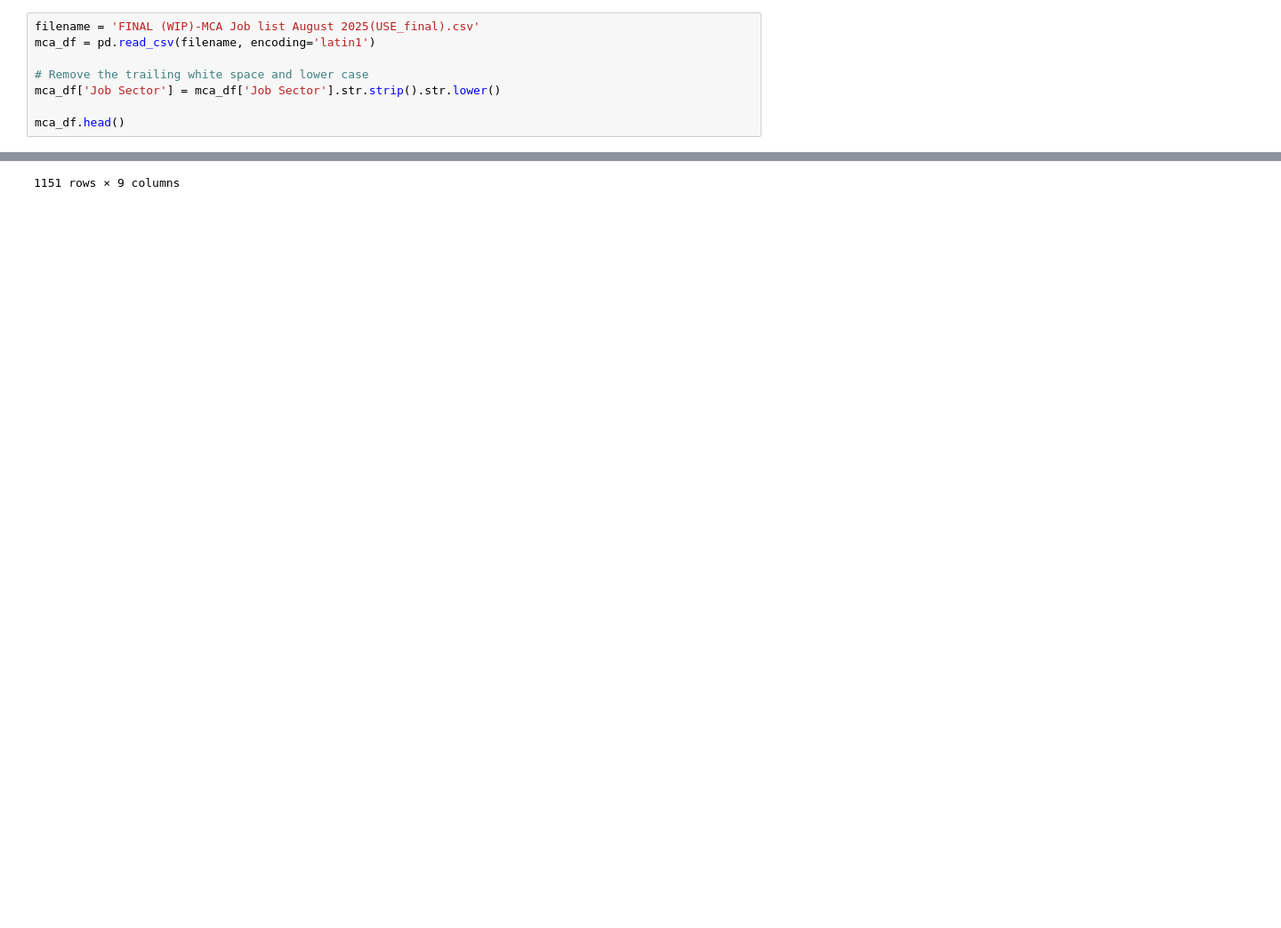
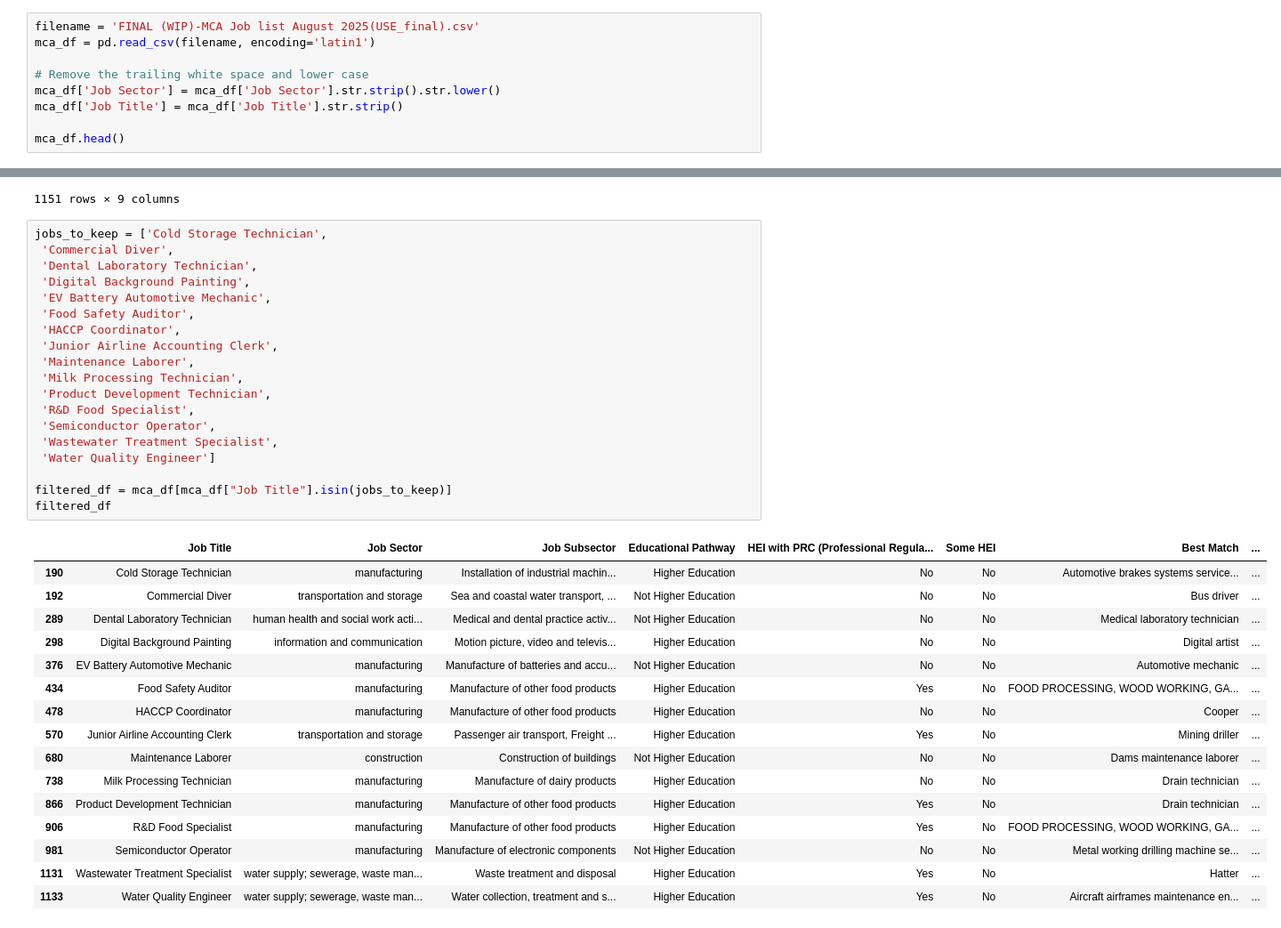
Before and after one commit to BSDSBA-JF/wadwani_intern, a Jupyter notebook: WorldBank/crosswalk_mca_psoc/crosswalk_mca_psoc.ipynb, the cells around one changed output, grey strips where cells are left out. Shown at 89% size. Saved outputs shown, nothing was run; the diff lists cells and outputs as text; blank space fills up the shorter version.

Commit message:
Added the Crosswalk from Job Title to PSOC

```diff
--- a/WorldBank/crosswalk_mca_psoc/crosswalk_mca_psoc.ipynb
+++ b/WorldBank/crosswalk_mca_psoc/crosswalk_mca_psoc.ipynb
@@ -111,6 +111,7 @@ mca_df = pd.read_csv(filename, encoding='latin1')
 
 # Remove the trailing white space and lower case
 mca_df['Job Sector'] = mca_df['Job Sector'].str.strip().str.lower()
+mca_df['Job Title'] = mca_df['Job Title'].str.strip()
 
 mca_df.head()
 # %% [output]
@@ -202,3 +239,39 @@ mca_df
 | 1149 | Workforce Wellness Coordinator | human health and social work acti... | Other social work activities with... | Higher Education | No | Yes | Events coordinator | ... |
 | 1150 | Worship Musician | arts, entertainment and recreation | Creative, arts and entertainment ... | Higher Education | No | No | Musician | ... |
 1151 rows × 9 columns
+# %%
+jobs_to_keep = ['Cold Storage Technician',
+ 'Commercial Diver',
+ 'Dental Laboratory Technician',
+ 'Digital Background Painting',
+ 'EV Battery Automotive Mechanic',
+ 'Food Safety Auditor',
+ 'HACCP Coordinator',
+ 'Junior Airline Accounting Clerk',
+ 'Maintenance Laborer',
+ 'Milk Processing Technician',
+ 'Product Development Technician',
+ 'R&D Food Specialist',
+ 'Semiconductor Operator',
+ 'Wastewater Treatment Specialist',
+ 'Water Quality Engineer']
+
+filtered_df = mca_df[mca_df["Job Title"].isin(jobs_to_keep)]
+filtered_df
+# %% [output]
+|  | Job Title | Job Sector | Job Subsector | Educational Pathway | HEI with PRC (Professional Regula... | Some HEI | Best Match | ... |
+| 190 | Cold Storage Technician | manufacturing | Installation of industrial machin... | Higher Education | No | No | Automotive brakes systems service... | ... |
+| 192 | Commercial Diver | transportation and storage | Sea and coastal water transport, ... | Not Higher Education | No | No | Bus driver | ... |
+| 289 | Dental Laboratory Technician | human health and social work acti... | Medical and dental practice activ... | Not Higher Education | No | No | Medical laboratory technician | ... |
+| 298 | Digital Background Painting | information and communication | Motion picture, video and televis... | Higher Education | No | No | Digital artist | ... |
+| 376 | EV Battery Automotive Mechanic | manufacturing | Manufacture of batteries and accu... | Not Higher Education | No | No | Automotive mechanic | ... |
+| 434 | Food Safety Auditor | manufacturing | Manufacture of other food products | Higher Education | Yes | No | FOOD PROCESSING, WOOD WORKING, GA... | ... |
+| 478 | HACCP Coordinator | manufacturing | Manufacture of other food products | Higher Education | No | No | Cooper | ... |
+| 570 | Junior Airline Accounting Clerk | transportation and storage | Passenger air transport, Freight ... | Higher Education | Yes | No | Mining driller | ... |
+| 680 | Maintenance Laborer | construction | Construction of buildings | Not Higher Education | No | No | Dams maintenance laborer | ... |
+| 738 | Milk Processing Technician | manufacturing | Manufacture of dairy products | Higher Education | No | No | Drain technician | ... |
+| 866 | Product Development Technician | manufacturing | Manufacture of other food products | Higher Education | Yes | No | Drain technician | ... |
+| 906 | R&D Food Specialist | manufacturing | Manufacture of other food products | Higher Education | Yes | No | FOOD PROCESSING, WOOD WORKING, GA... | ... |
+| 981 | Semiconductor Operator | manufacturing | Manufacture of electronic components | Not Higher Education | No | No | Metal working drilling machine se... | ... |
+| 1131 | Wastewater Treatment Specialist | water supply; sewerage, waste man... | Waste treatment and disposal | Higher Education | Yes | No | Hatter | ... |
+| 1133 | Water Quality Engineer | water supply; sewerage, waste man... | Water collection, treatment and s... | Higher Education | Yes | No | Aircraft airframes maintenance en... | ... |
```
Also changed, not shown: parts of 5 cells of this notebook, 2 other files.
